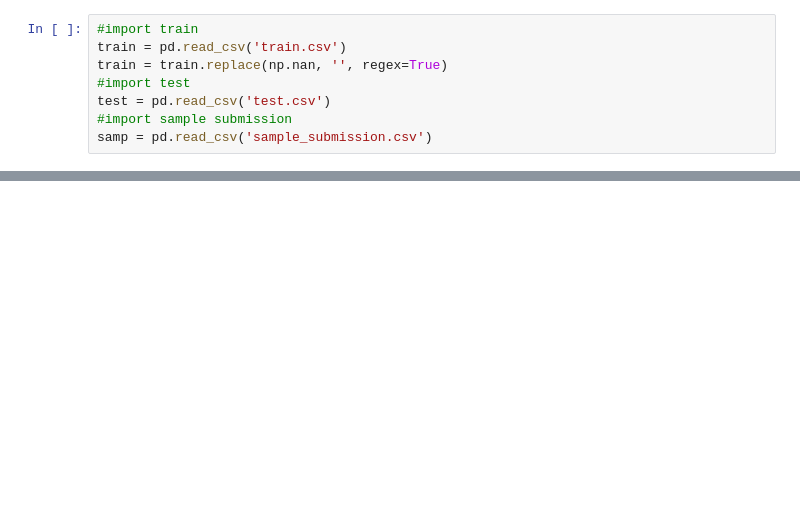
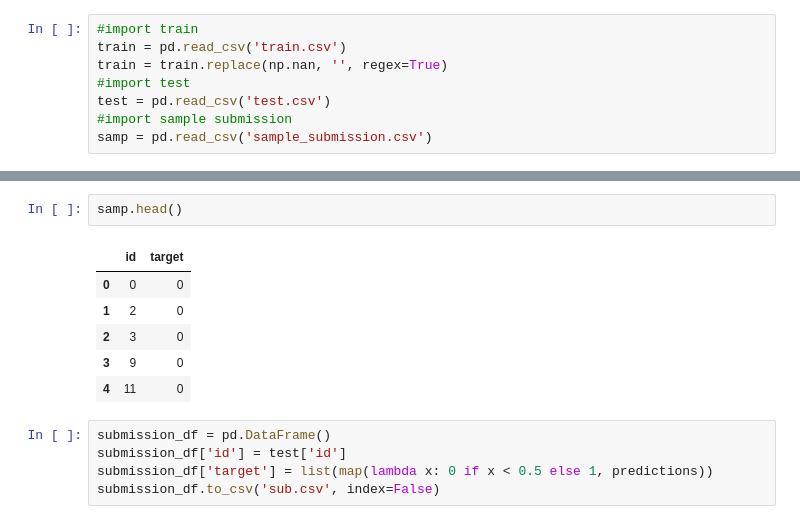
Before and after one commit to skembr01/nlp_disaster_tweet_kaggle, a Jupyter notebook: notebook.ipynb, the cells around one changed output, grey strips where cells are left out. Drawn from its saved outputs; the diff is of its cells as text; blank space fills up the shorter version.

```diff
--- a/notebook.ipynb
+++ b/notebook.ipynb
@@ -173,0 +239,14 @@ predictions = model.predict(padded_sequences_test)
+# %%
+samp.head()
+# %% [output]
+|  | id | target |
+| 0 | 0 | 0 |
+| 1 | 2 | 0 |
+| 2 | 3 | 0 |
+| 3 | 9 | 0 |
+| 4 | 11 | 0 |
+# %%
+submission_df = pd.DataFrame()
+submission_df['id'] = test['id']
+submission_df['target'] = list(map(lambda x: 0 if x < 0.5 else 1, predictions))
+submission_df.to_csv('sub.csv', index=False)
```
Also changed, not shown: parts of 25 cells of this notebook.
